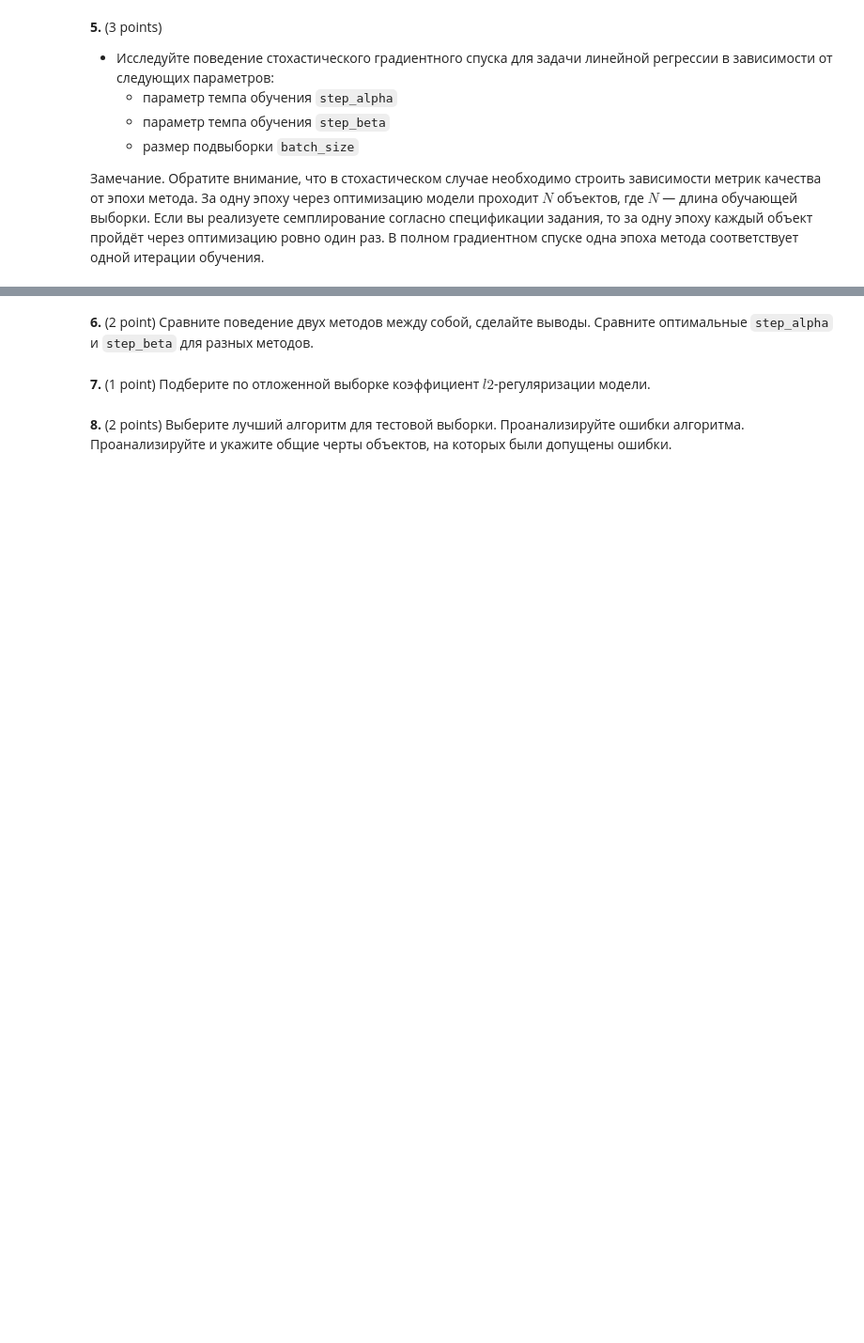
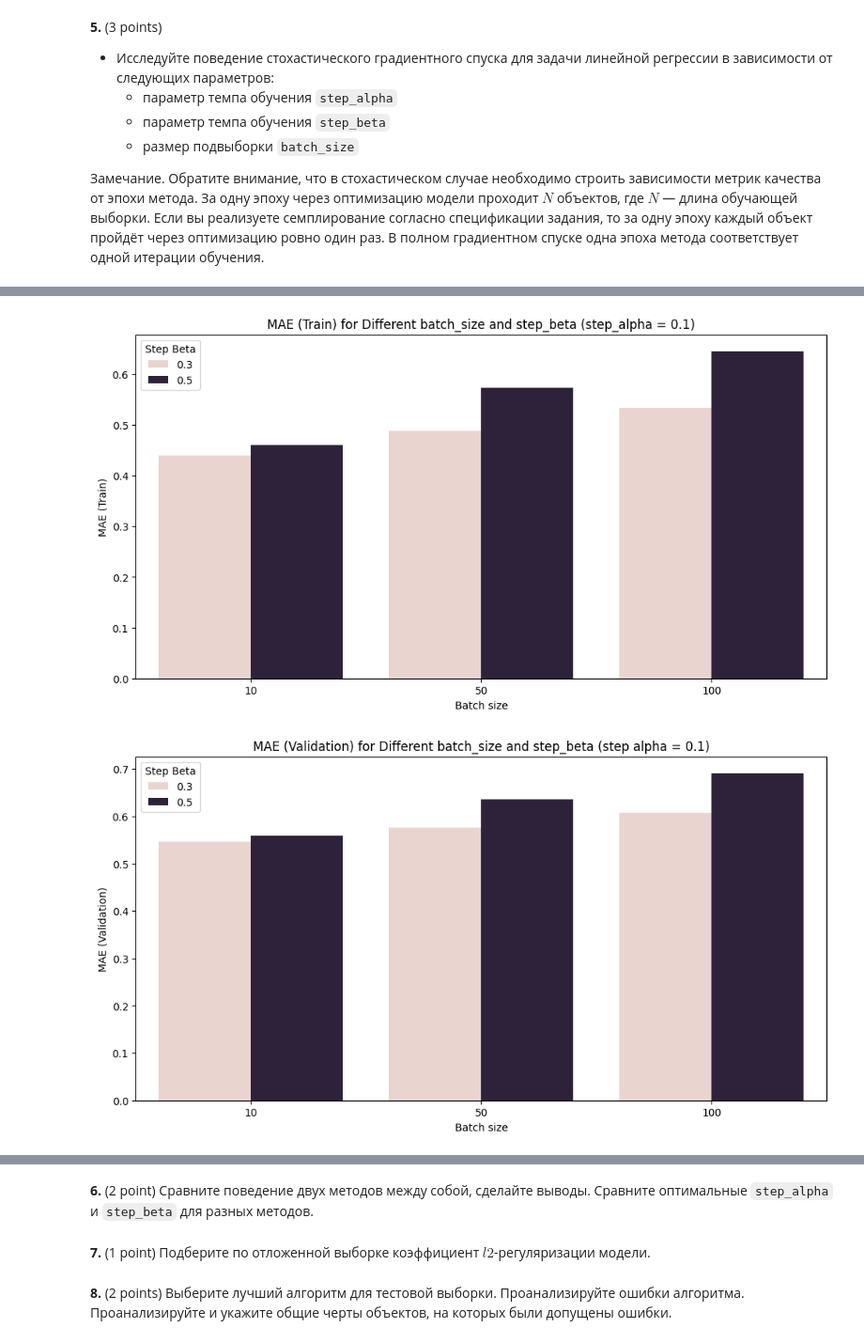
Before and after one commit to VictoryaChelina/ISP_ML1_2025_st, a Jupyter notebook: hw/hw2/ISP_HW2_LinearModel&Metrics.ipynb, the cells around one changed output, grey strips where cells are left out. Shown: that part at 94% size. Saved outputs shown, nothing was run; the diff lists cells and outputs as text; code cells hidden in the pictures; blank space fills up the shorter version.

```diff
--- a/hw/hw2/ISP_HW2_LinearModel&Metrics.ipynb
+++ b/hw/hw2/ISP_HW2_LinearModel&Metrics.ipynb
@@ -318,0 +378,19 @@ plt.show()
+# %%
+plt.figure(figsize=(12, 6))
+sns.barplot(data=mae_df[mae_df['step_alpha'] == 0.1], x="batch_size", y="mae_train", hue="step_beta")
+plt.title("MAE (Train) for Different batch_size and step_beta (step_alpha = 0.1)")
+plt.xlabel("Batch size")
+plt.ylabel("MAE (Train)")
+plt.legend(title="Step Beta")
+plt.show()
+
+plt.figure(figsize=(12, 6))
+sns.barplot(data=mae_df[mae_df['step_alpha'] == 0.1], x="batch_size", y="mae_val", hue="step_beta")
+plt.title("MAE (Validation) for Different batch_size and step_beta (step alpha = 0.1)")
+plt.xlabel("Batch size")
+plt.ylabel("MAE (Validation)")
+plt.legend(title="Step Beta")
+plt.show()
+# %% [output]
+[figure, added]
+[figure, added]
```
Also changed, not shown: parts of 19 cells of this notebook.
